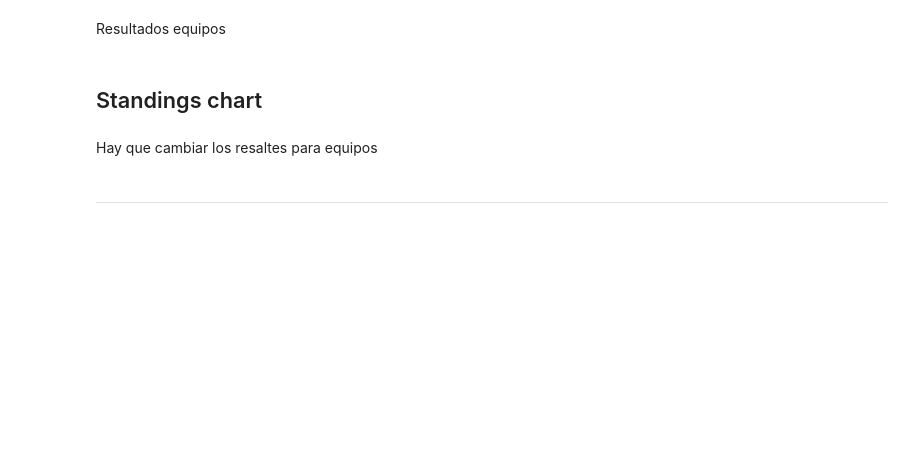
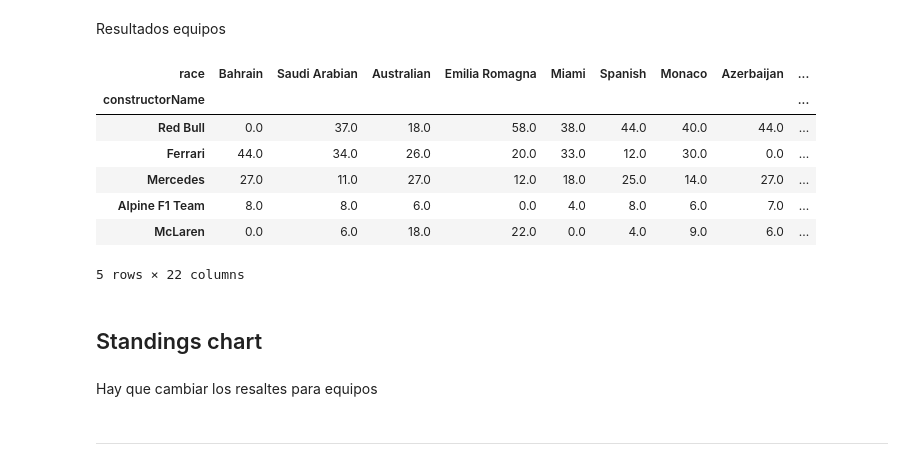
Before and after one commit to SupernovaIa/Formula-1-ML-Project, a Jupyter notebook: notebook/2024-Season.ipynb, the cells around one changed output. Drawn from its saved outputs; the diff is of its cells as text; code cells hidden in the pictures; blank space fills up the shorter version.

```diff
--- a/notebook/2024-Season.ipynb
+++ b/notebook/2024-Season.ipynb
@@ -99,6 +140,17 @@ def get_constructor_championship(df_results):
     return df
 # %%
 df_constructors_2022 = get_constructor_championship(df_2022)
+# %%
+df_constructors_2022.head()
+# %% [output]
+| race | Bahrain | Saudi Arabian | Australian | Emilia Romagna | Miami | Spanish | Monaco | Azerbaijan | ... |
+| constructorName |  |  |  |  |  |  |  |  | ... |
+| Red Bull | 0.0 | 37.0 | 18.0 | 58.0 | 38.0 | 44.0 | 40.0 | 44.0 | ... |
+| Ferrari | 44.0 | 34.0 | 26.0 | 20.0 | 33.0 | 12.0 | 30.0 | 0.0 | ... |
+| Mercedes | 27.0 | 11.0 | 27.0 | 12.0 | 18.0 | 25.0 | 14.0 | 27.0 | ... |
+| Alpine F1 Team | 8.0 | 8.0 | 6.0 | 0.0 | 4.0 | 8.0 | 6.0 | 7.0 | ... |
+| McLaren | 0.0 | 6.0 | 18.0 | 22.0 | 0.0 | 4.0 | 9.0 | 6.0 | ... |
+5 rows × 22 columns
 # %% [markdown]
 ## Standings chart
 # %%
```
Also changed, not shown: parts of 19 cells of this notebook.
